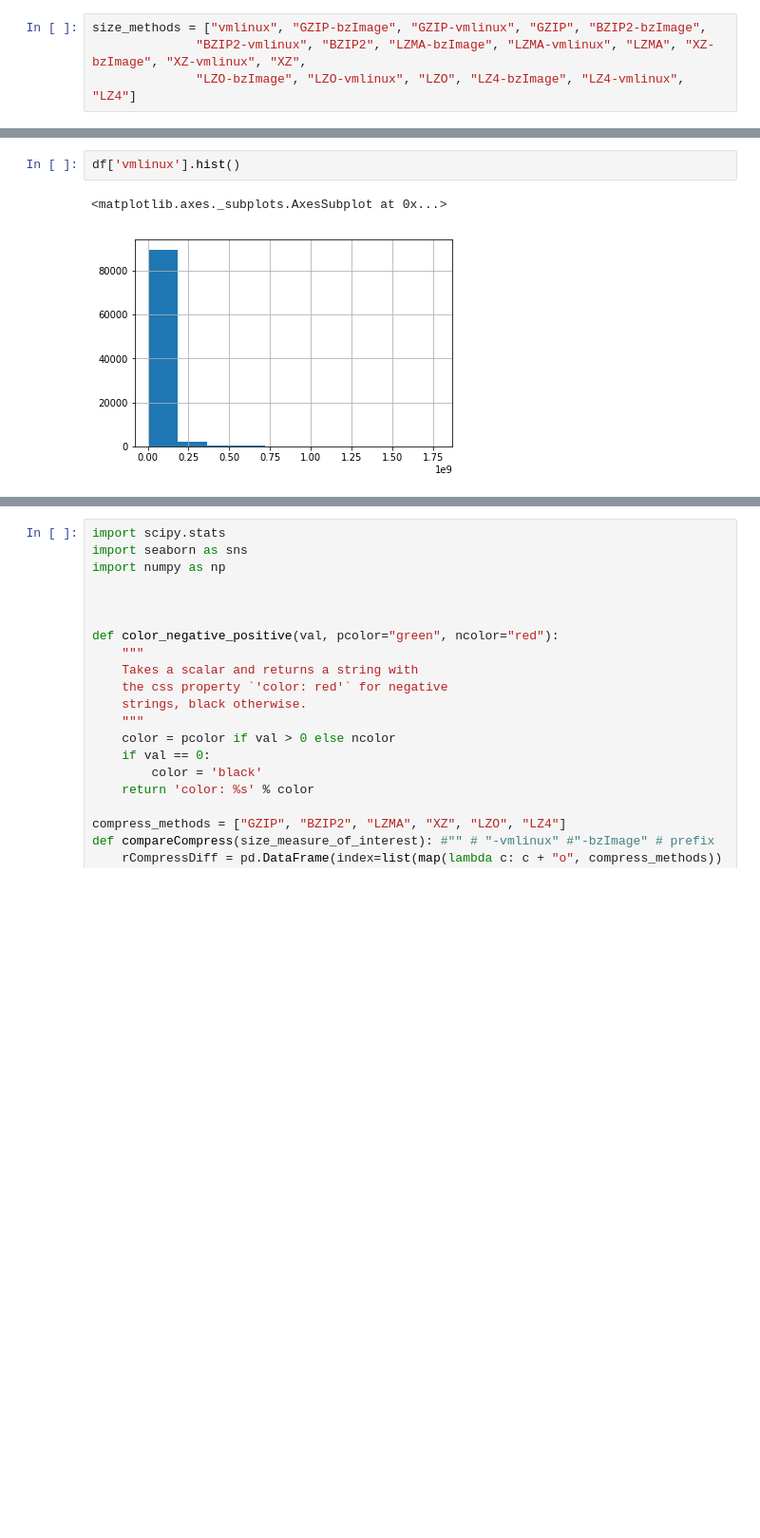
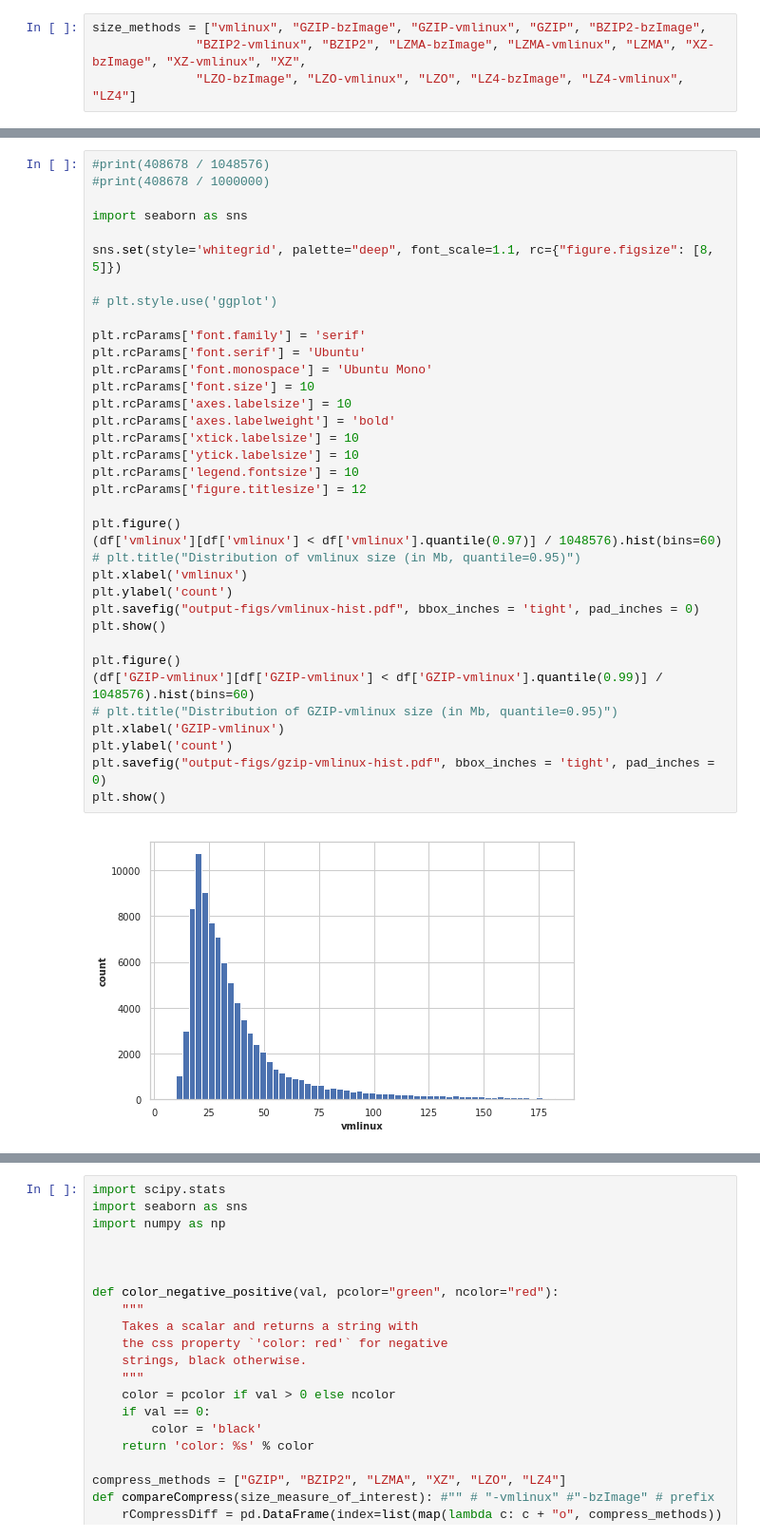
Before and after one commit to TuxML/size-analysis, a Jupyter notebook: size-analysis-fast.ipynb, the cells around one changed output, grey strips where cells are left out. Shown at 95% size. Drawn from its saved outputs; the diff is of its cells as text; blank space fills up the shorter version.

```diff
--- a/size-analysis-fast.ipynb
+++ b/size-analysis-fast.ipynb
@@ -71,5 +78,38 @@ Name: vmlinux, dtype: float64
-# %%
-df['vmlinux'].hist()
-# %% [output]
-<matplotlib.axes._subplots.AxesSubplot at 0x...>
-[figure, removed]
+# %%
+#print(408678 / 1048576)
+#print(408678 / 1000000)
+
+import seaborn as sns
+
+sns.set(style='whitegrid', palette="deep", font_scale=1.1, rc={"figure.figsize": [8, 5]})
+
+# plt.style.use('ggplot')
+
+plt.rcParams['font.family'] = 'serif'
+plt.rcParams['font.serif'] = 'Ubuntu'
+plt.rcParams['font.monospace'] = 'Ubuntu Mono'
+plt.rcParams['font.size'] = 10
+plt.rcParams['axes.labelsize'] = 10
+plt.rcParams['axes.labelweight'] = 'bold'
+plt.rcParams['xtick.labelsize'] = 10
+plt.rcParams['ytick.labelsize'] = 10
+plt.rcParams['legend.fontsize'] = 10
+plt.rcParams['figure.titlesize'] = 12
+
+plt.figure()
+(df['vmlinux'][df['vmlinux'] < df['vmlinux'].quantile(0.97)] / 1048576).hist(bins=60)
+# plt.title("Distribution of vmlinux size (in Mb, quantile=0.95)")
+plt.xlabel('vmlinux')
+plt.ylabel('count')
+plt.savefig("output-figs/vmlinux-hist.pdf", bbox_inches = 'tight', pad_inches = 0)
+plt.show()
+
+plt.figure()
+(df['GZIP-vmlinux'][df['GZIP-vmlinux'] < df['GZIP-vmlinux'].quantile(0.99)] / 1048576).hist(bins=60)
+# plt.title("Distribution of GZIP-vmlinux size (in Mb, quantile=0.95)")
+plt.xlabel('GZIP-vmlinux')
+plt.ylabel('count')
+plt.savefig("output-figs/gzip-vmlinux-hist.pdf", bbox_inches = 'tight', pad_inches = 0)
+plt.show()
+# %% [output]
+[figure, added]
```
Also changed, not shown: parts of 6 cells of this notebook, 5 other files.
